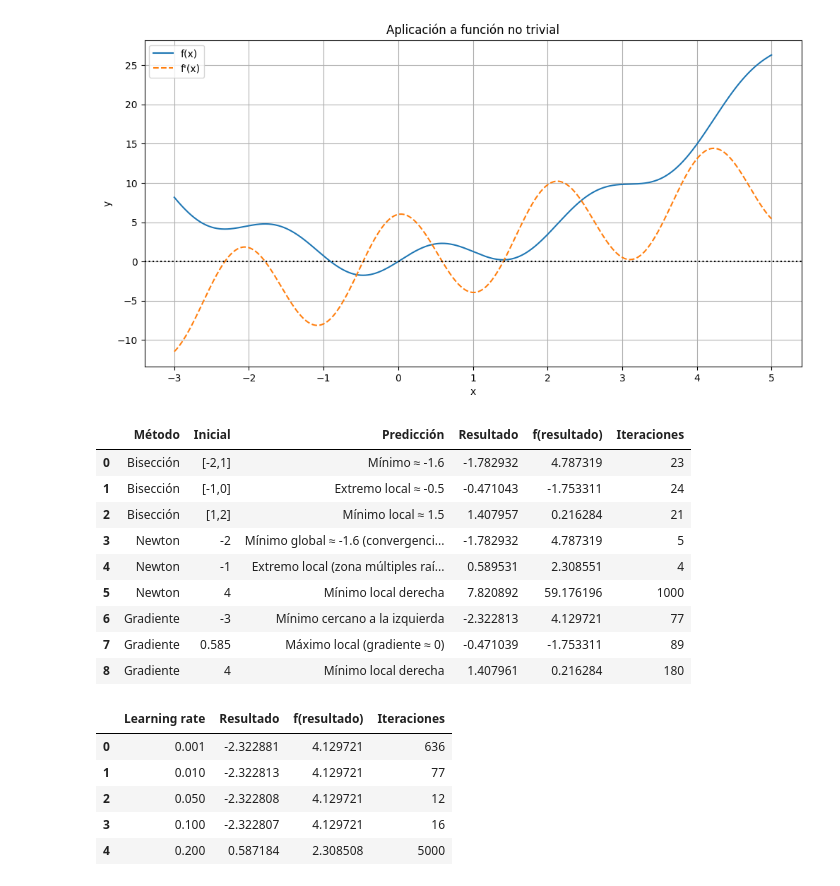
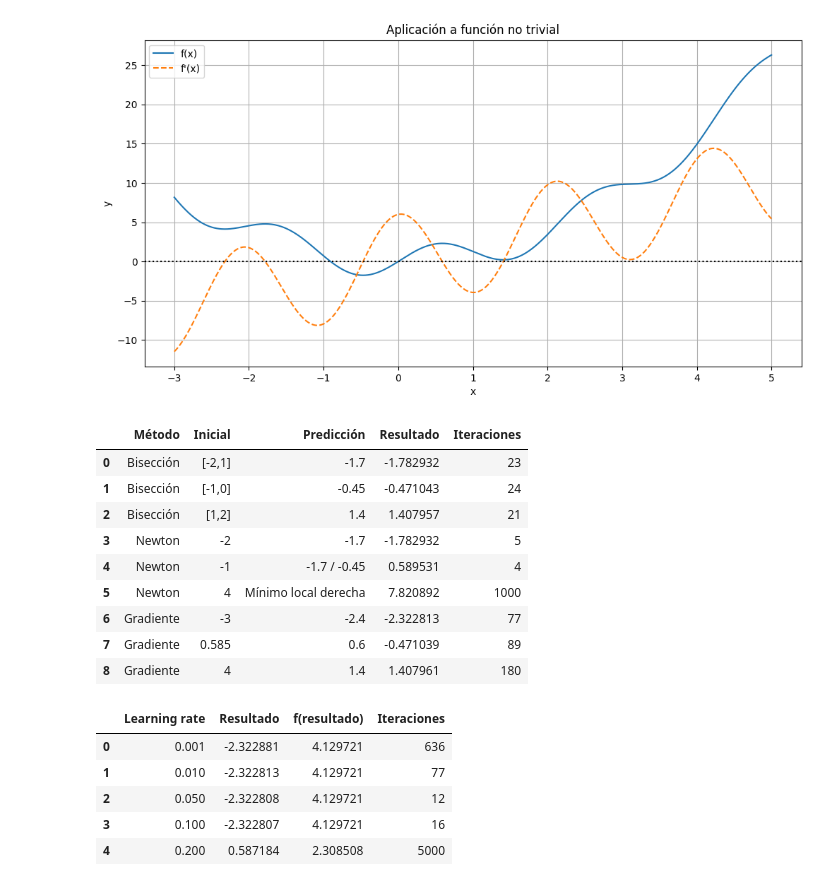
Before and after one commit to belentellechea/obligatorio_2_calculo, a Jupyter notebook: project.ipynb, the cells around one changed output. Cells and saved outputs as stored; diff of their text form; code cells hidden in the pictures.

```diff
--- a/project.ipynb
+++ b/project.ipynb
@@ -197,15 +197,15 @@ plt.show()
 [figure]
 # %%
 predicciones = {
-    ("Biseccion", "[-2,1]"): "Mínimo ≈ -1.6",
-    ("Biseccion", "[-1,0]"): "Extremo local ≈ -0.5",
-    ("Biseccion", "[1,2]"): "Mínimo local ≈ 1.5",
-    ("Newton", "-2"): "Mínimo global ≈ -1.6 (convergencia rápida)",
-    ("Newton", "-1"): "Extremo local (zona múltiples raíces)",
+    ("Biseccion", "[-2,1]"): "-1.7",
+    ("Biseccion", "[-1,0]"): "-0.45",
+    ("Biseccion", "[1,2]"): "1.4",
+    ("Newton", "-2"): "-1.7",
+    ("Newton", "-1"): "-1.7 / -0.45",
     ("Newton", "4"): "Mínimo local derecha",
-    ("Gradiente", "-3"): "Mínimo cercano a la izquierda",
-    ("Gradiente", "0.585"): "Máximo local (gradiente ≈ 0)",
-    ("Gradiente", "4"): "Mínimo local derecha",
+    ("Gradiente", "-3"): "-2.4",
+    ("Gradiente", "0.585"): "0.6",
+    ("Gradiente", "4"): "1.4",
 }
 
 experimentos = []
@@ -220,7 +220,6 @@ for a, b in [(-2, 1), (-1, 0), (1, 2)]:
             "Inicial": f"[{a},{b}]",
             "Predicción": predicciones[key],
             "Resultado": round(r, 6),
-            "f(resultado)": round(f.eval(r), 6),
             "Iteraciones": it,
         })
     except Exception as e:
@@ -229,49 +228,46 @@ for a, b in [(-2, 1), (-1, 0), (1, 2)]:
             "Inicial": f"[{a},{b}]",
             "Predicción": predicciones[key],
             "Resultado": str(e),
-            "f(resultado)": None,
             "Iteraciones": None,
         })
 
 # Newton
 for x0 in [-2, -1, 4]:
     key = ("Newton", str(x0))
     r, it, _ = newton(f, x0)
     experimentos.append({
         "Método": "Newton",
         "Inicial": x0,
         "Predicción": predicciones[key],
         "Resultado": round(r, 6),
-        "f(resultado)": round(f.eval(r), 6),
         "Iteraciones": it,
     })
 
 # Descenso por gradiente
 for x0 in [-3, 0.585, 4]:
     key = ("Gradiente", str(x0))
     r, it, _ = descenso_gradiente(f, x0=x0, lr=0.01)
     experimentos.append({
         "Método": "Gradiente",
         "Inicial": x0,
         "Predicción": predicciones[key],
         "Resultado": round(r, 6),
-        "f(resultado)": round(f.eval(r), 6),
         "Iteraciones": it,
     })
 
 df_exp = pd.DataFrame(experimentos)
 df_exp
 # %% [output]
-|  | Método | Inicial | Predicción | Resultado | f(resultado) | Iteraciones |
-| 0 | Bisección | [-2,1] | Mínimo ≈ -1.6 | -1.782932 | 4.787319 | 23 |
-| 1 | Bisección | [-1,0] | Extremo local ≈ -0.5 | -0.471043 | -1.753311 | 24 |
-| 2 | Bisección | [1,2] | Mínimo local ≈ 1.5 | 1.407957 | 0.216284 | 21 |
-| 3 | Newton | -2 | Mínimo global ≈ -1.6 (convergenci... | -1.782932 | 4.787319 | 5 |
-| 4 | Newton | -1 | Extremo local (zona múltiples raí... | 0.589531 | 2.308551 | 4 |
-| 5 | Newton | 4 | Mínimo local derecha | 7.820892 | 59.176196 | 1000 |
-| 6 | Gradiente | -3 | Mínimo cercano a la izquierda | -2.322813 | 4.129721 | 77 |
-| 7 | Gradiente | 0.585 | Máximo local (gradiente ≈ 0) | -0.471039 | -1.753311 | 89 |
-| 8 | Gradiente | 4 | Mínimo local derecha | 1.407961 | 0.216284 | 180 |
+|  | Método | Inicial | Predicción | Resultado | Iteraciones |
+| 0 | Bisección | [-2,1] | -1.7 | -1.782932 | 23 |
+| 1 | Bisección | [-1,0] | -0.45 | -0.471043 | 24 |
+| 2 | Bisección | [1,2] | 1.4 | 1.407957 | 21 |
+| 3 | Newton | -2 | -1.7 | -1.782932 | 5 |
+| 4 | Newton | -1 | -1.7 / -0.45 | 0.589531 | 4 |
+| 5 | Newton | 4 | Mínimo local derecha | 7.820892 | 1000 |
+| 6 | Gradiente | -3 | -2.4 | -2.322813 | 77 |
+| 7 | Gradiente | 0.585 | 0.6 | -0.471039 | 89 |
+| 8 | Gradiente | 4 | 1.4 | 1.407961 | 180 |
 # %%
 learning_rates = [1e-3, 1e-2, 5e-2, 1e-1, 2e-1]
 x0_lr = -3
```
